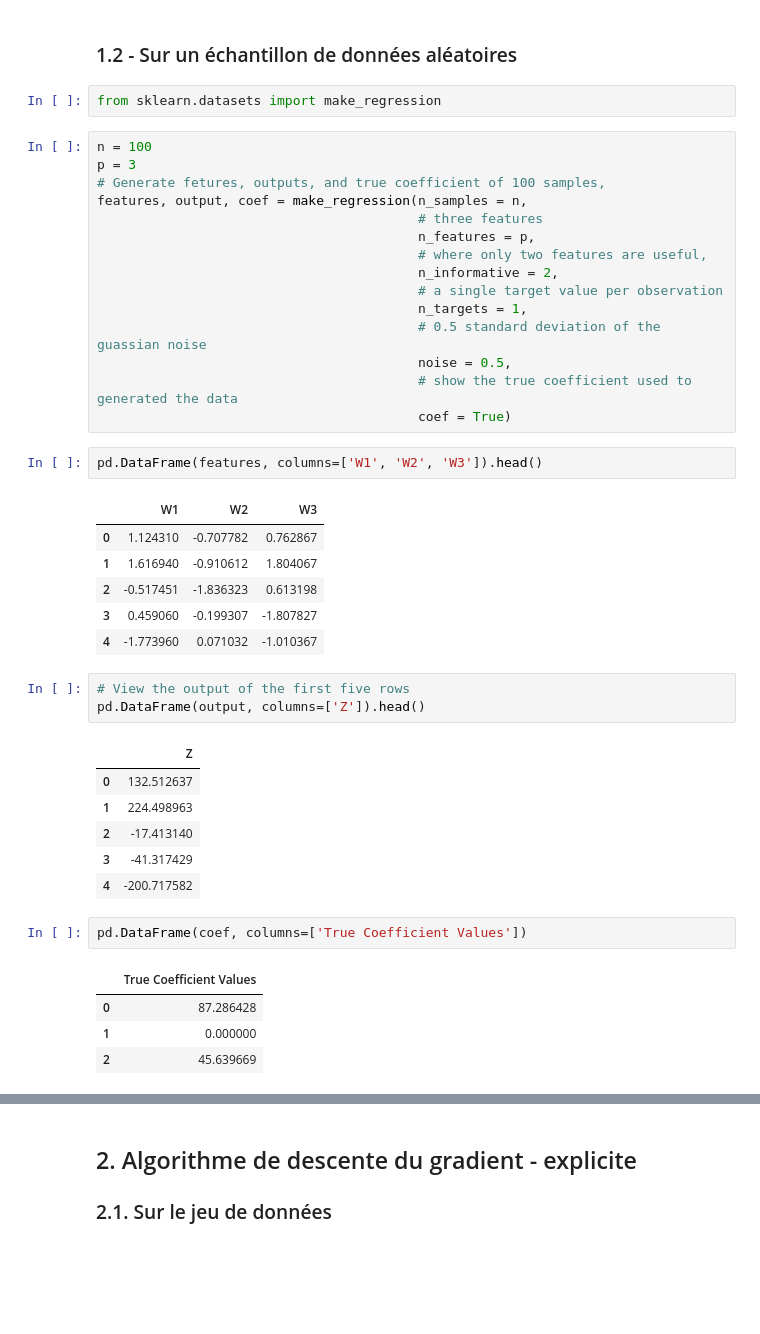
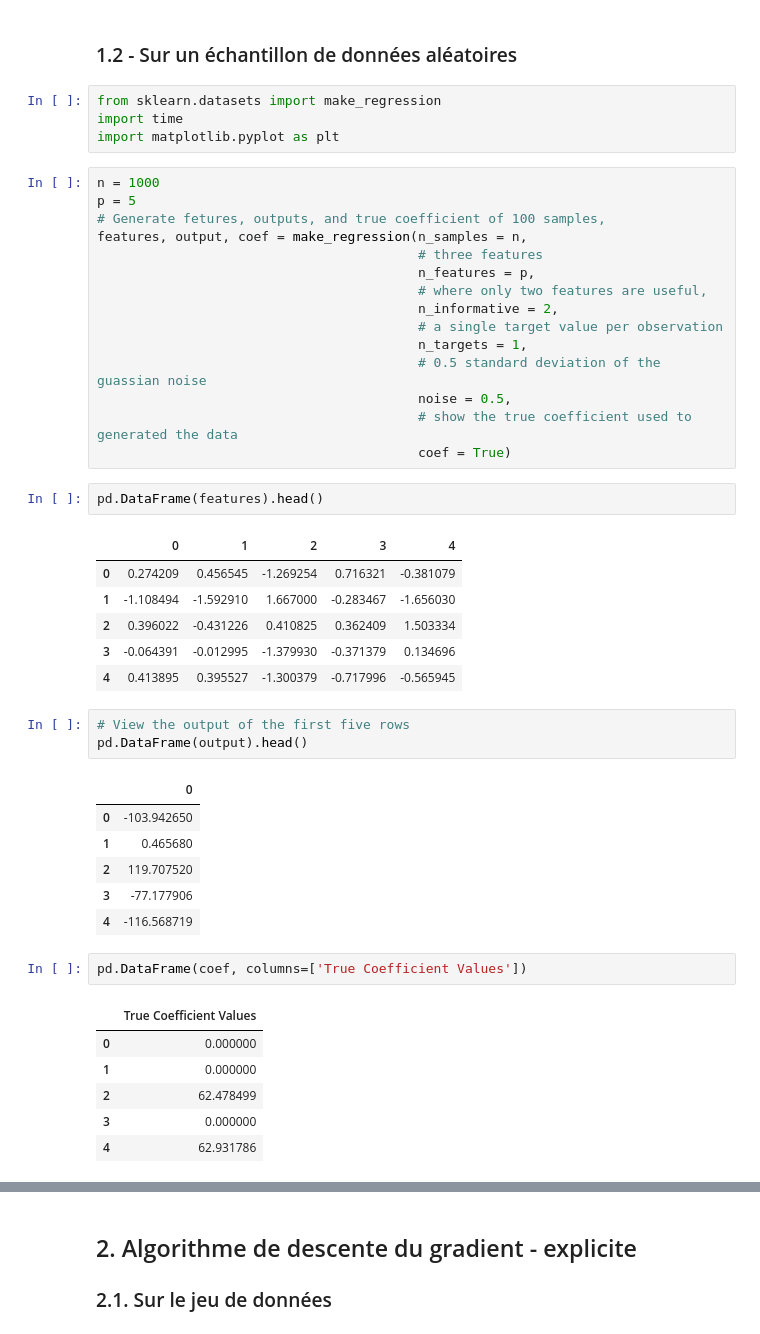
Before and after one commit to glaiveVII/bigdata, a Jupyter notebook: maths/TP1 - PELEGRI RAYMOND.ipynb, the cells around one changed output, grey strips where cells are left out. Drawn from its saved outputs; the diff is of its cells as text; blank space fills up the shorter version.

```diff
--- a/maths/TP1 - PELEGRI RAYMOND.ipynb
+++ b/maths/TP1 - PELEGRI RAYMOND.ipynb
@@ -63,9 +63,11 @@ MSE= 0.6842380065507271
 ### 1.2 - Sur un échantillon de données aléatoires
 # %%
 from sklearn.datasets import make_regression
+import time
+import matplotlib.pyplot as plt
 # %%
-n = 100
-p = 3
+n = 1000
+p = 5
 # Generate fetures, outputs, and true coefficient of 100 samples,
 features, output, coef = make_regression(n_samples = n,
                                          # three features
@@ -79,29 +81,31 @@ features, output, coef = make_regression(n_samples = n,
                                          # show the true coefficient used to generated the data
                                          coef = True)
 # %%
-pd.DataFrame(features, columns=['W1', 'W2', 'W3']).head()
+pd.DataFrame(features).head()
 # %% [output]
-|  | W1 | W2 | W3 |
-| 0 | 1.124310 | -0.707782 | 0.762867 |
-| 1 | 1.616940 | -0.910612 | 1.804067 |
-| 2 | -0.517451 | -1.836323 | 0.613198 |
-| 3 | 0.459060 | -0.199307 | -1.807827 |
-| 4 | -1.773960 | 0.071032 | -1.010367 |
+|  | 0 | 1 | 2 | 3 | 4 |
+| 0 | 0.274209 | 0.456545 | -1.269254 | 0.716321 | -0.381079 |
+| 1 | -1.108494 | -1.592910 | 1.667000 | -0.283467 | -1.656030 |
+| 2 | 0.396022 | -0.431226 | 0.410825 | 0.362409 | 1.503334 |
+| 3 | -0.064391 | -0.012995 | -1.379930 | -0.371379 | 0.134696 |
+| 4 | 0.413895 | 0.395527 | -1.300379 | -0.717996 | -0.565945 |
 # %%
 # View the output of the first five rows
-pd.DataFrame(output, columns=['Z']).head()
+pd.DataFrame(output).head()
 # %% [output]
-|  | Z |
-| 0 | 132.512637 |
-| 1 | 224.498963 |
-| 2 | -17.413140 |
-| 3 | -41.317429 |
-| 4 | -200.717582 |
+|  | 0 |
+| 0 | -103.942650 |
+| 1 | 0.465680 |
+| 2 | 119.707520 |
+| 3 | -77.177906 |
+| 4 | -116.568719 |
 # %%
 pd.DataFrame(coef, columns=['True Coefficient Values'])
 # %% [output]
 |  | True Coefficient Values |
-| 0 | 87.286428 |
+| 0 | 0.000000 |
 | 1 | 0.000000 |
-| 2 | 45.639669 |
+| 2 | 62.478499 |
+| 3 | 0.000000 |
+| 4 | 62.931786 |
 # %%
```
Also changed, not shown: parts of 20 cells of this notebook.
